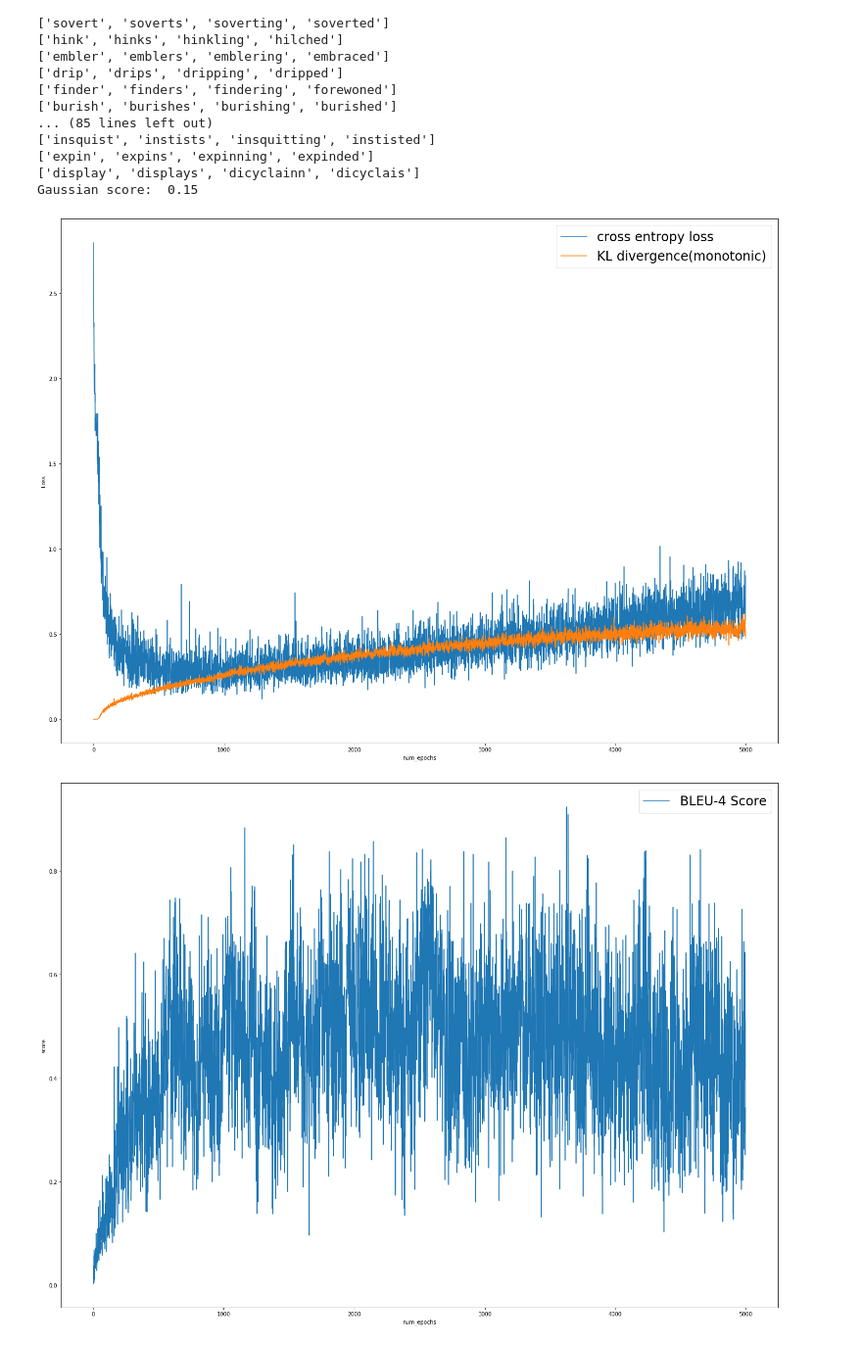
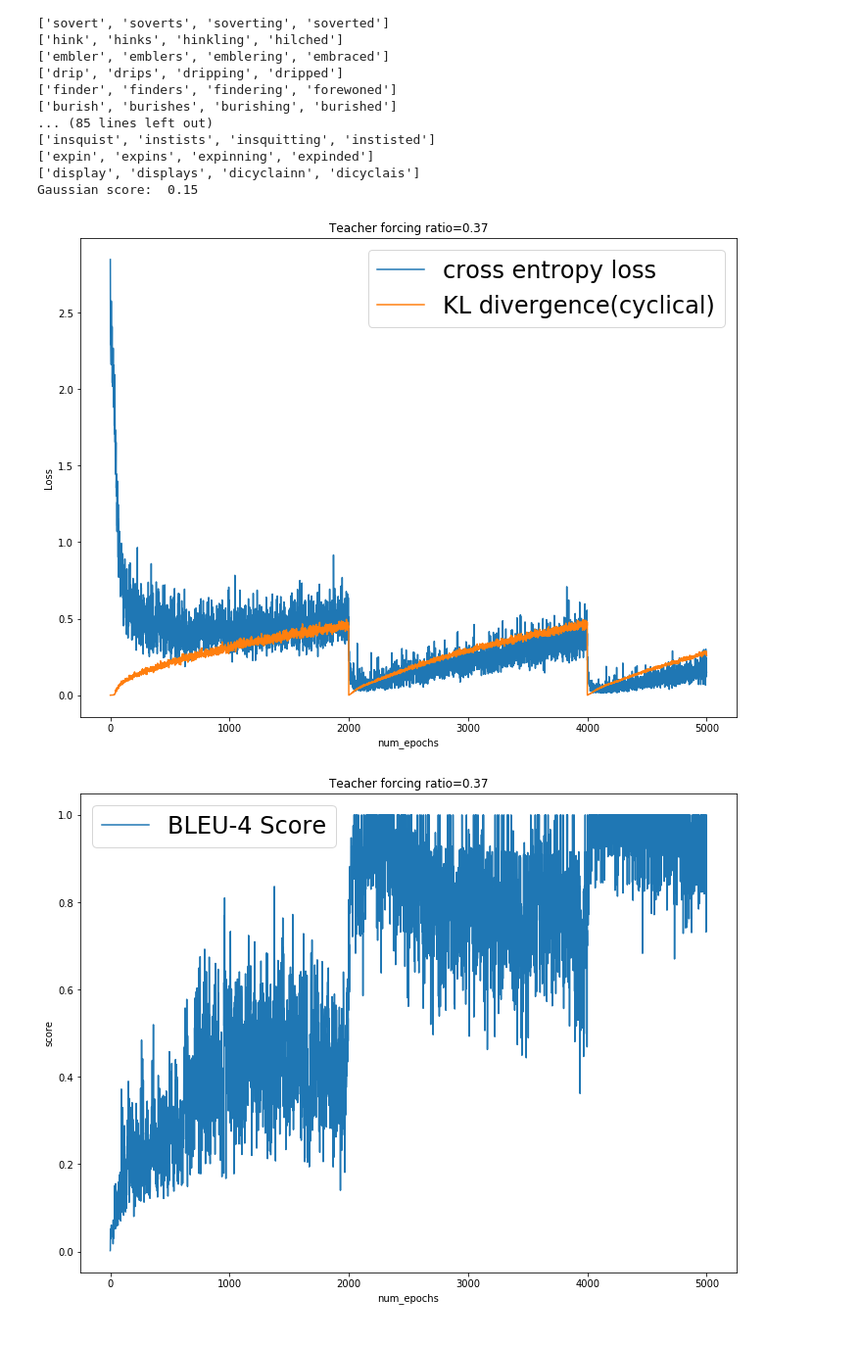
Before and after one commit to tl32rodan/Deep_Learning_Lab_4-Conditional_Sequence_to_Sequence_VAE, a Jupyter notebook: source_code/Testing.ipynb, the cells around one changed output. Shown at 98% size. Drawn from its saved outputs; the diff is of its cells as text; code cells hidden in the pictures.

```diff
--- a/source_code/Testing.ipynb
+++ b/source_code/Testing.ipynb
@@ -74,25 +74,27 @@ score = cal_gaussian(model, print_result =True)
 ['display', 'displays', 'dicyclainn', 'dicyclais']
 Gaussian score:  0.15
 # %%
-ce_list = torch.load('./loss_lists/ce_loss/ce_mono_0816')
-kld_list = torch.load('./loss_lists/kld_loss/kld_mono_0816')
-bleu = torch.load('./loss_lists/bleu_list/bleu_mono_0816')
+ce_list = torch.load('./loss_lists/ce_loss/ce_cyclical_0816')
+kld_list = torch.load('./loss_lists/kld_loss/kld_cyclical_0816')
+bleu = torch.load('./loss_lists/bleu_list/bleu_cyclical_0816')
 # %%
-plt.figure(figsize=(24,18))
+plt.figure(figsize=(12,9))
+plt.title('Teacher forcing ratio=0.37')
 plt.plot(ce_list, label='cross entropy loss')
-plt.plot(kld_list, label='KL divergence(monotonic)')
+plt.plot(kld_list, label='KL divergence(cyclical)')
 plt.xlabel('num_epochs')
 plt.ylabel('Loss')
 plt.legend(fontsize=24)
 plt.show()
 # %% [output]
-[figure, old version]
+[figure, new version]
 # %%
-plt.figure(figsize=(24,18))
+plt.figure(figsize=(12,9))
+plt.title('Teacher forcing ratio=0.37')
 plt.plot(bleu, label='BLEU-4 Score')
 plt.xlabel('num_epochs')
 plt.ylabel('score')
 plt.legend(fontsize=24)
 plt.show()
 # %% [output]
-[figure, old version]
+[figure, new version]
```
Also changed, not shown: parts of 1 cell of this notebook.
